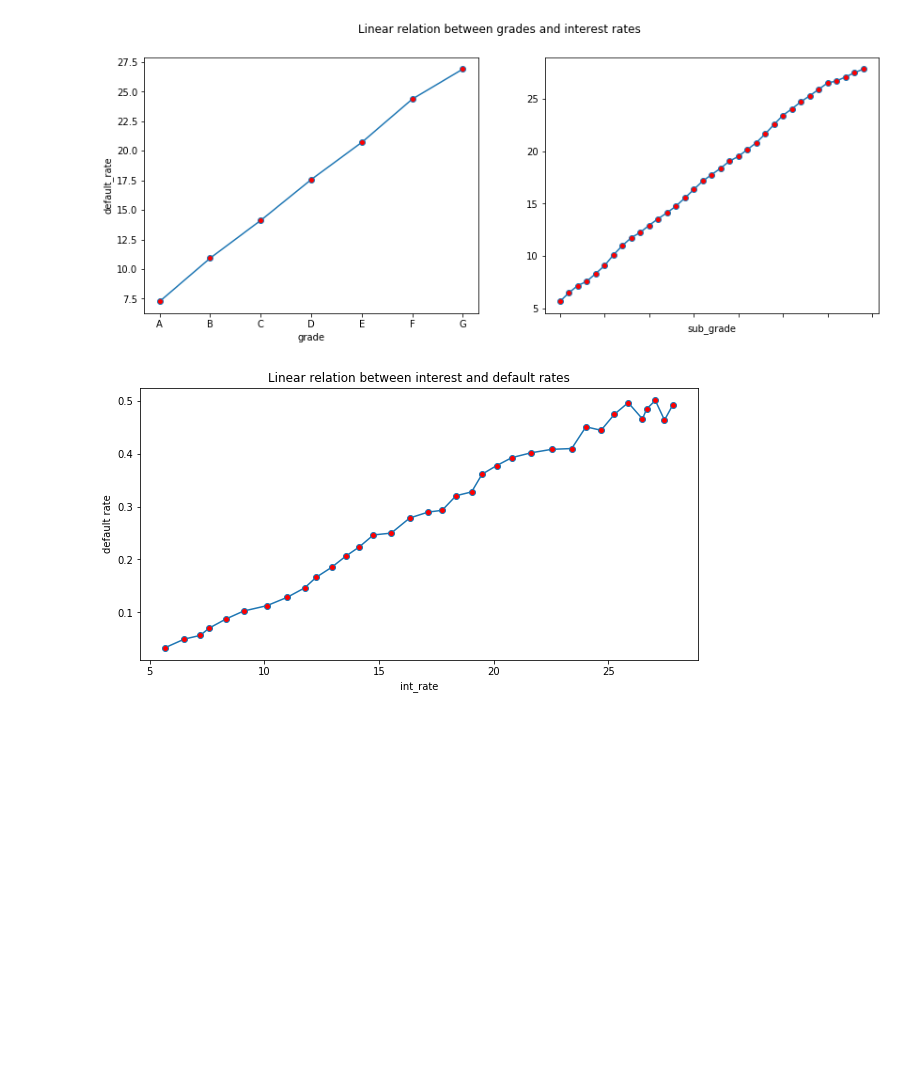
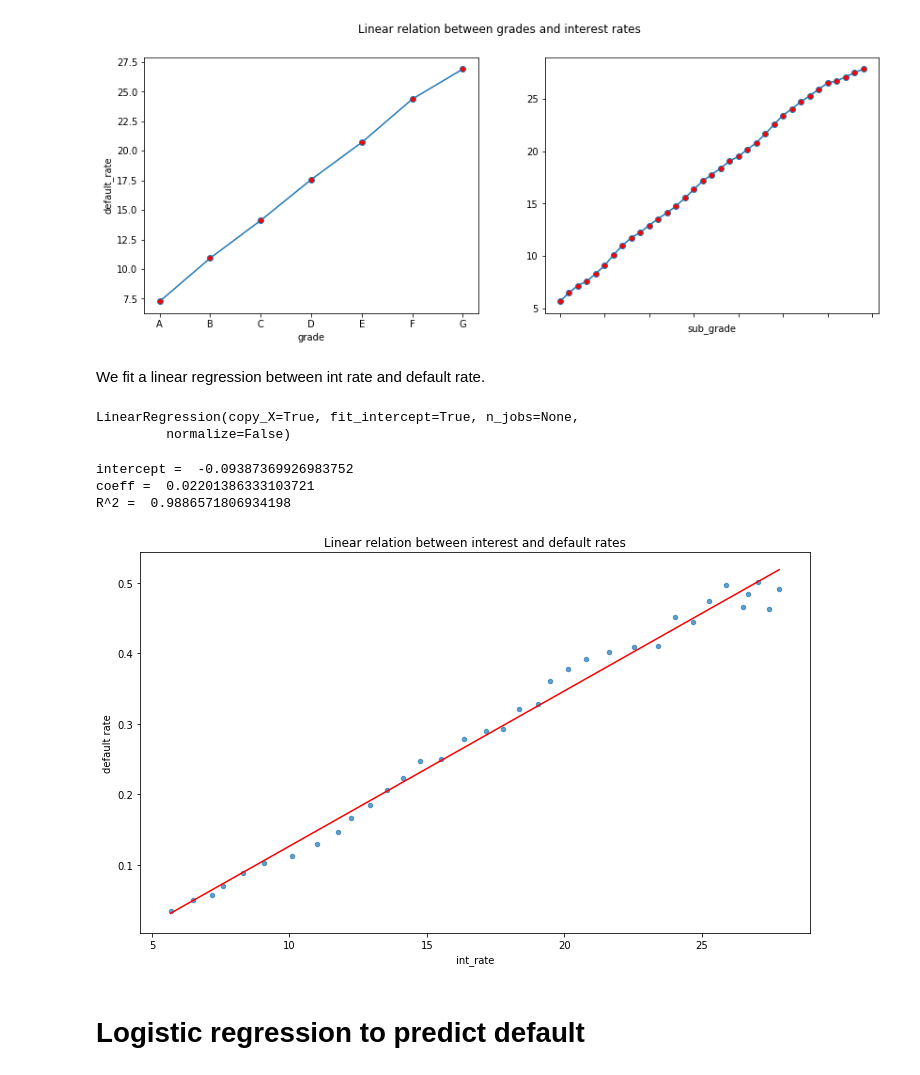
Before and after one commit to Tim3128/Credit_Risk, a Jupyter notebook: Lending_Club.ipynb, the cells around one changed output. Saved outputs shown, nothing was run; the diff lists cells and outputs as text; code cells hidden in the pictures; blank space fills up the shorter version.

Commit message:
Linear regression

```diff
--- a/Lending_Club.ipynb
+++ b/Lending_Club.ipynb
@@ -134,3 +136,5 @@ df.groupby('sub_grade')['int_rate'].mean().plot(marker = 'o',markerfacecolor='re
 # %% [output]
 [figure]
 [figure]
+# %% [markdown]
+We fit a linear regression between int rate and default rate.
@@ -137,10 +143,30 @@ df.groupby('sub_grade')['int_rate'].mean().plot(marker = 'o',markerfacecolor='re
+# %%
+linreg = LinearRegression()
+X = df.groupby('sub_grade')['int_rate'].mean().values.reshape(-1,1)
+y = df.groupby('sub_grade')['default'].mean()
+linreg.fit(X,y)
+# %% [output]
+LinearRegression(copy_X=True, fit_intercept=True, n_jobs=None,
+         normalize=False)
+# %%
+a,b = linreg.intercept_,linreg.coef_[0]
+print("intercept = ",a)
+print("coeff = ", b)
+print("R^2 = ",linreg.score(X,y))
+# %% [output]
+intercept =  -0.09387369926983752
+coeff =  0.02201386333103721
+R^2 =  0.9886571806934198
 # %%
-plt.figure(figsize=(10,5));
-plt.plot(df.groupby('sub_grade')['int_rate'].mean(),
-         df.groupby('sub_grade')['default'].mean(),marker = 'o',markerfacecolor='red');
-
+plt.figure(figsize=(12,7));
+plt.scatter(df.groupby('sub_grade')['int_rate'].mean(),
+         df.groupby('sub_grade')['default'].mean(),alpha=0.7,s=20);
+x = np.linspace(X.min(),X.max(),200)
+plt.plot(x, a+b*x,'r')
 plt.xlabel("int_rate");
 plt.ylabel("default rate")
 plt.title("Linear relation between interest and default rates");
 # %% [output]
-[figure, old version]
+[figure, new version]
+# %% [markdown]
+# Logistic regression to predict default
```
Also changed, not shown: parts of 5 cells of this notebook.
